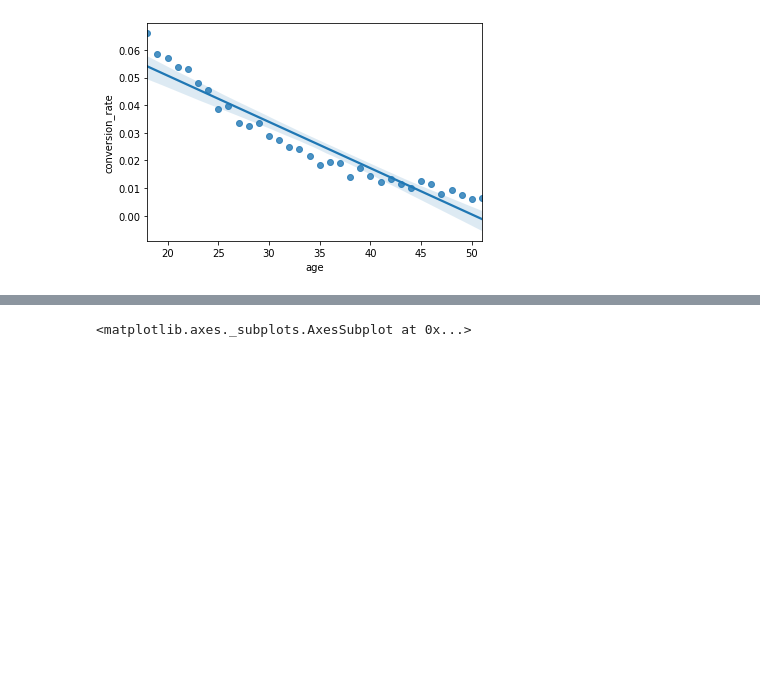
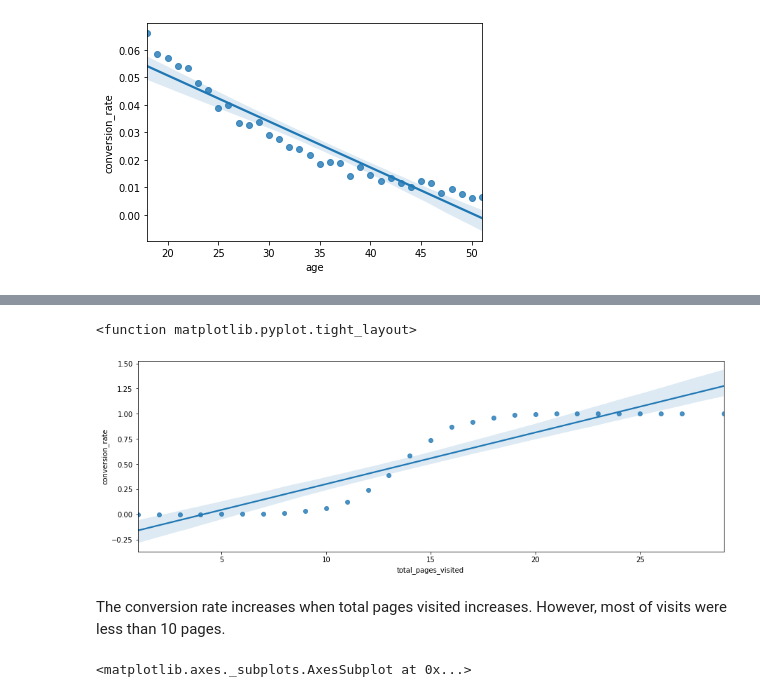
Before and after one commit to Dennieeeee/Take-Home-Challenges, a Jupyter notebook: conversion_rate.ipynb, the cells around one changed output, grey strips where cells are left out. Saved outputs shown, nothing was run; the diff lists cells and outputs as text; code cells hidden in the pictures; blank space fills up the shorter version.

```diff
--- a/conversion_rate.ipynb
+++ b/conversion_rate.ipynb
@@ -184,3 +194,13 @@ Index(['country', 'age', 'new_user', 'source', 'total_pages_visited',
+# %%
+plt.figure(figsize=(15,5))
+df_page = create_df('total_pages_visited').reset_index()
+sns.regplot(x='total_pages_visited', y='conversion_rate', data=df_page)
+plt.tight_layout
+# %% [output]
+<function matplotlib.pyplot.tight_layout>
+[figure, added]
+# %% [markdown]
+The conversion rate increases when total pages visited increases. However, most of visits were less than 10 pages.
 # %%
 df_clean['conversion_rate'] = df_clean['converted'] / df_clean['count']
 # %%
```
Also changed, not shown: parts of 10 cells of this notebook.
